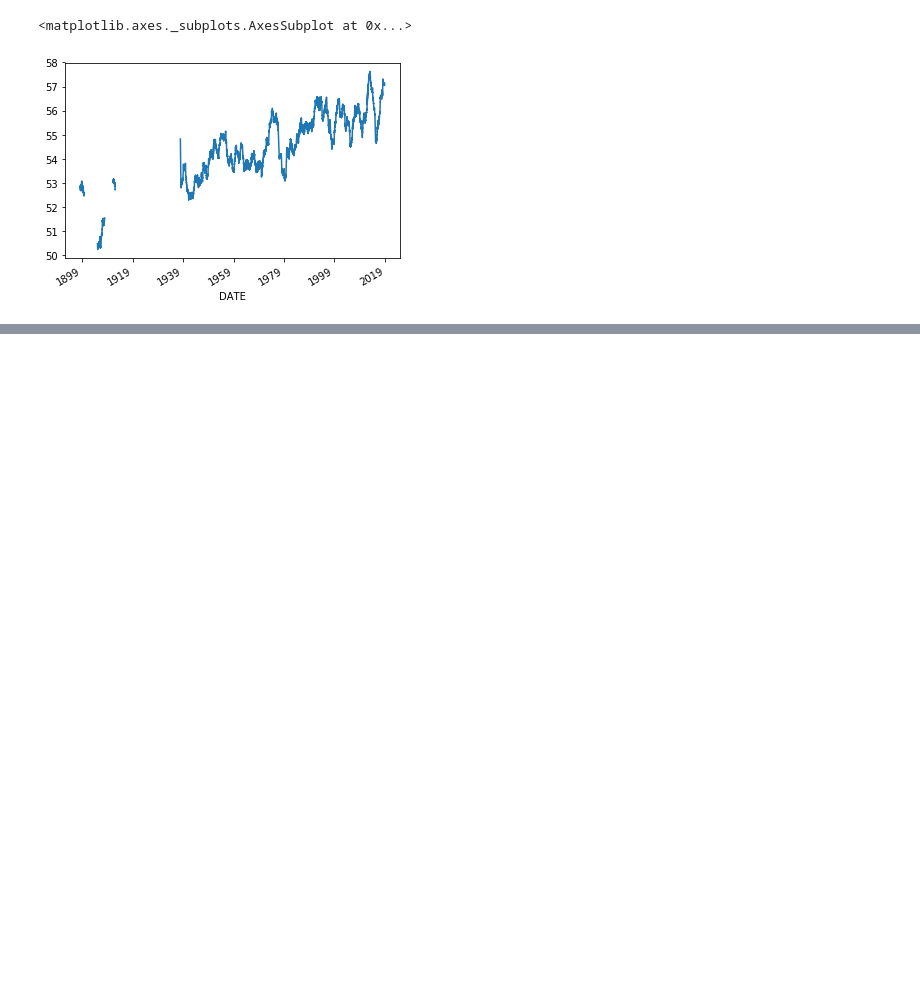
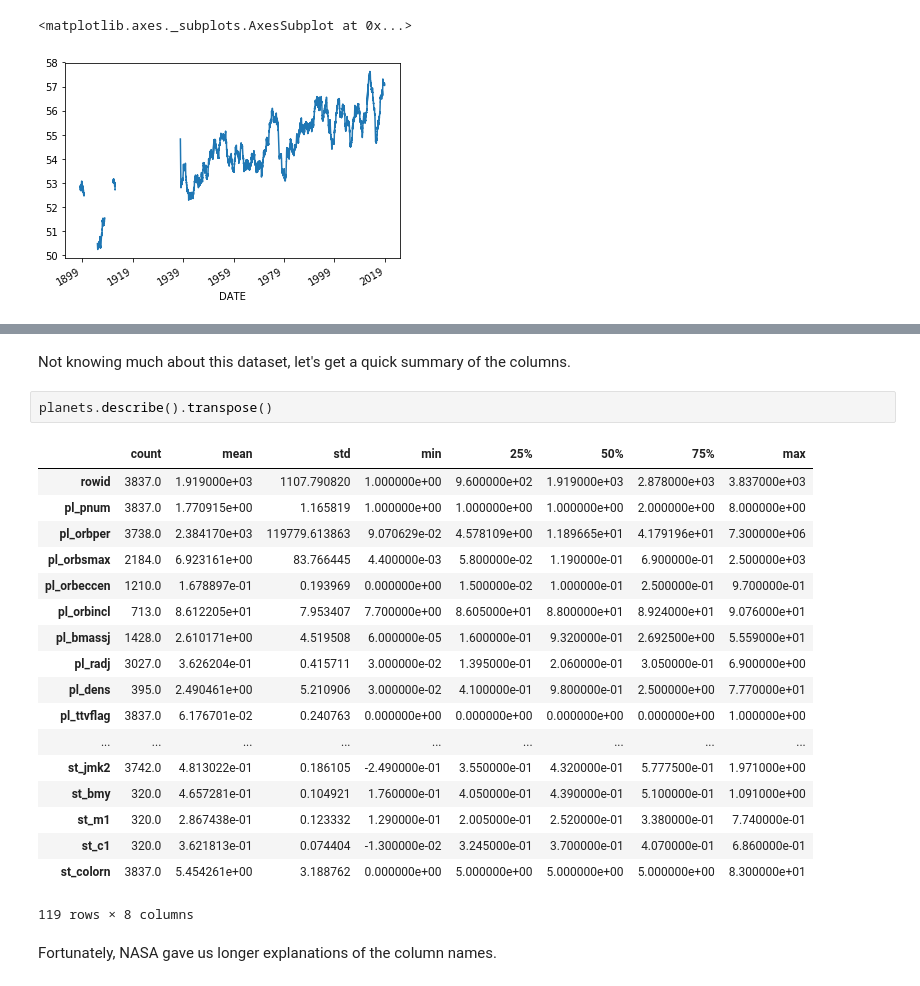
Before and after one commit to jpivarski-talks/python-numpy-mini-course, a Jupyter notebook: 4-pandas.ipynb, the cells around one changed output, grey strips where cells are left out. Drawn from its saved outputs; the diff is of its cells as text; blank space fills up the shorter version.

```diff
--- a/4-pandas.ipynb
+++ b/4-pandas.ipynb
@@ -302,0 +329,25 @@ df2["imputed"].rolling(3*365).mean().plot()
+# %% [markdown]
+Not knowing much about this dataset, let's get a quick summary of the columns.
+# %%
+planets.describe().transpose()
+# %% [output]
+|  | count | mean | std | min | 25% | 50% | 75% | max |
+| rowid | 3837.0 | 1.919000e+03 | 1107.790820 | 1.000000e+00 | 9.600000e+02 | 1.919000e+03 | 2.878000e+03 | 3.837000e+03 |
+| pl_pnum | 3837.0 | 1.770915e+00 | 1.165819 | 1.000000e+00 | 1.000000e+00 | 1.000000e+00 | 2.000000e+00 | 8.000000e+00 |
+| pl_orbper | 3738.0 | 2.384170e+03 | 119779.613863 | 9.070629e-02 | 4.578109e+00 | 1.189665e+01 | 4.179196e+01 | 7.300000e+06 |
+| pl_orbsmax | 2184.0 | 6.923161e+00 | 83.766445 | 4.400000e-03 | 5.800000e-02 | 1.190000e-01 | 6.900000e-01 | 2.500000e+03 |
+| pl_orbeccen | 1210.0 | 1.678897e-01 | 0.193969 | 0.000000e+00 | 1.500000e-02 | 1.000000e-01 | 2.500000e-01 | 9.700000e-01 |
+| pl_orbincl | 713.0 | 8.612205e+01 | 7.953407 | 7.700000e+00 | 8.605000e+01 | 8.800000e+01 | 8.924000e+01 | 9.076000e+01 |
+| pl_bmassj | 1428.0 | 2.610171e+00 | 4.519508 | 6.000000e-05 | 1.600000e-01 | 9.320000e-01 | 2.692500e+00 | 5.559000e+01 |
+| pl_radj | 3027.0 | 3.626204e-01 | 0.415711 | 3.000000e-02 | 1.395000e-01 | 2.060000e-01 | 3.050000e-01 | 6.900000e+00 |
+| pl_dens | 395.0 | 2.490461e+00 | 5.210906 | 3.000000e-02 | 4.100000e-01 | 9.800000e-01 | 2.500000e+00 | 7.770000e+01 |
+| pl_ttvflag | 3837.0 | 6.176701e-02 | 0.240763 | 0.000000e+00 | 0.000000e+00 | 0.000000e+00 | 0.000000e+00 | 1.000000e+00 |
+| ... | ... | ... | ... | ... | ... | ... | ... | ... |
+| st_jmk2 | 3742.0 | 4.813022e-01 | 0.186105 | -2.490000e-01 | 3.550000e-01 | 4.320000e-01 | 5.777500e-01 | 1.971000e+00 |
+| st_bmy | 320.0 | 4.657281e-01 | 0.104921 | 1.760000e-01 | 4.050000e-01 | 4.390000e-01 | 5.100000e-01 | 1.091000e+00 |
+| st_m1 | 320.0 | 2.867438e-01 | 0.123332 | 1.290000e-01 | 2.005000e-01 | 2.520000e-01 | 3.380000e-01 | 7.740000e-01 |
+| st_c1 | 320.0 | 3.621813e-01 | 0.074404 | -1.300000e-02 | 3.245000e-01 | 3.700000e-01 | 4.070000e-01 | 6.860000e-01 |
+| st_colorn | 3837.0 | 5.454261e+00 | 3.188762 | 0.000000e+00 | 5.000000e+00 | 5.000000e+00 | 5.000000e+00 | 8.300000e+01 |
+119 rows × 8 columns
+# %% [markdown]
+Fortunately, NASA gave us longer explanations of the column names.
```
Also changed, not shown: parts of 3 cells of this notebook, 2 other files.
